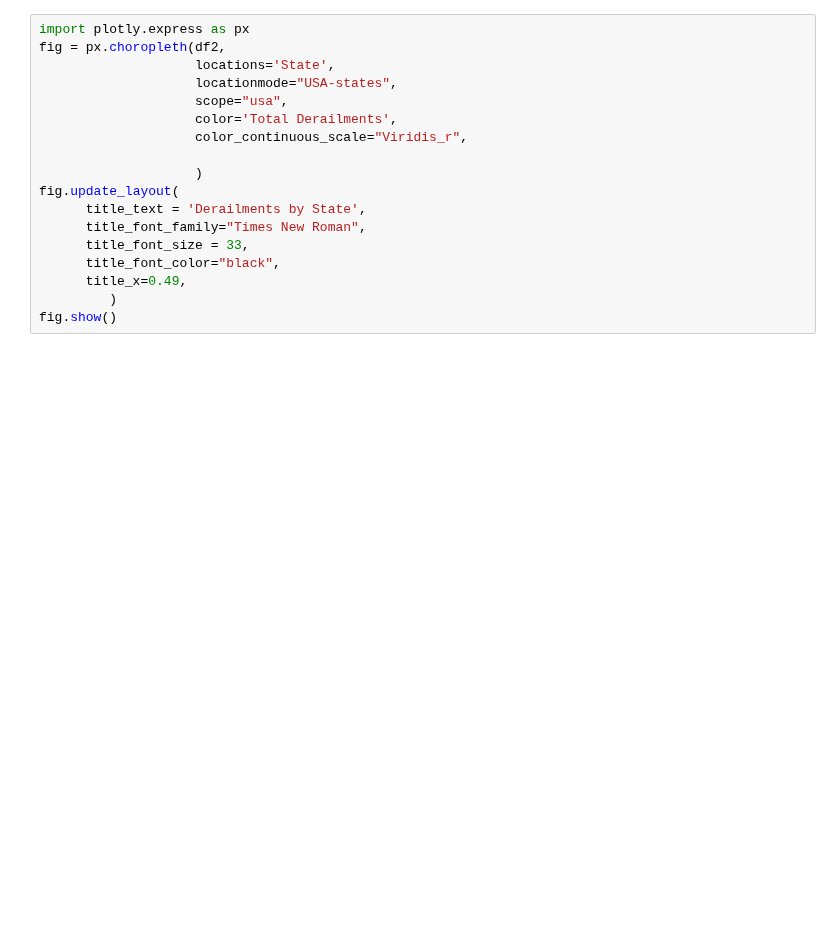
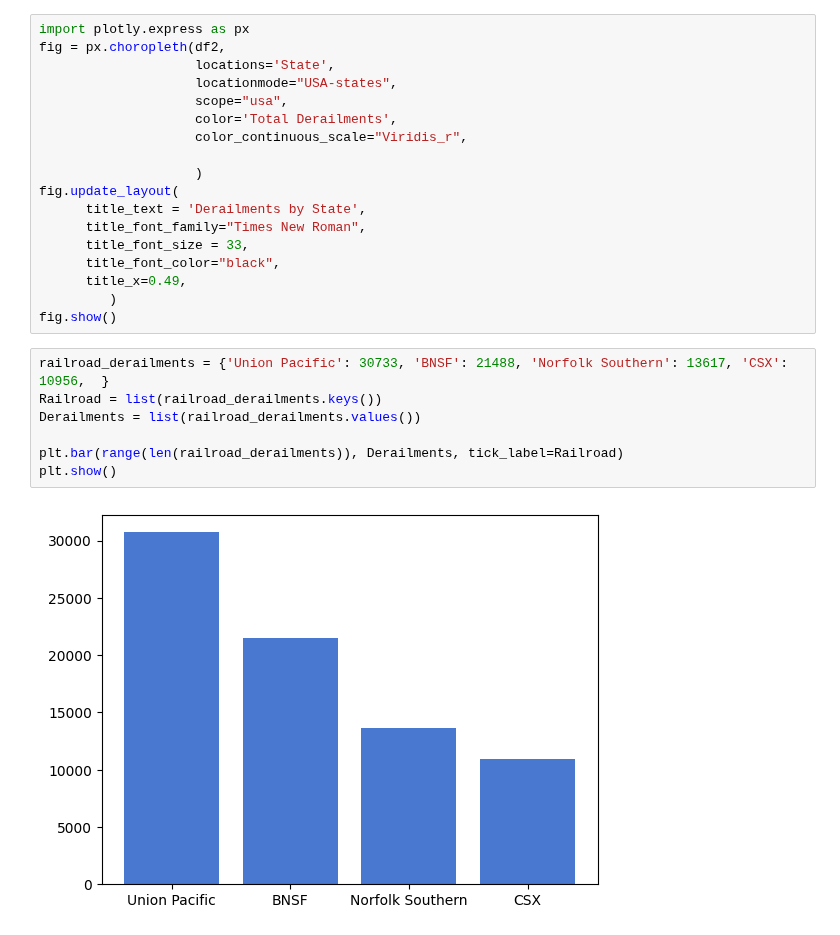
Before and after one commit to Charles-McNay/Rail_Incident_Analysis, a Jupyter notebook: Railroad_Project.ipynb, the cells around one changed output. Drawn from its saved outputs; the diff is of its cells as text; blank space fills up the shorter version.

```diff
--- a/fra_data.ipynb
+++ b/Railroad_Project.ipynb
@@ -295,3 +309,12 @@ fig.update_layout(
       title_x=0.49,
          )
 fig.show()
+# %%
+railroad_derailments = {'Union Pacific': 30733, 'BNSF': 21488, 'Norfolk Southern': 13617, 'CSX': 10956,  }
+Railroad = list(railroad_derailments.keys())
+Derailments = list(railroad_derailments.values())
+
+plt.bar(range(len(railroad_derailments)), Derailments, tick_label=Railroad)
+plt.show()
+# %% [output]
+[figure, added]
```
Also changed, not shown: parts of 9 cells of this notebook, 1 other file.
